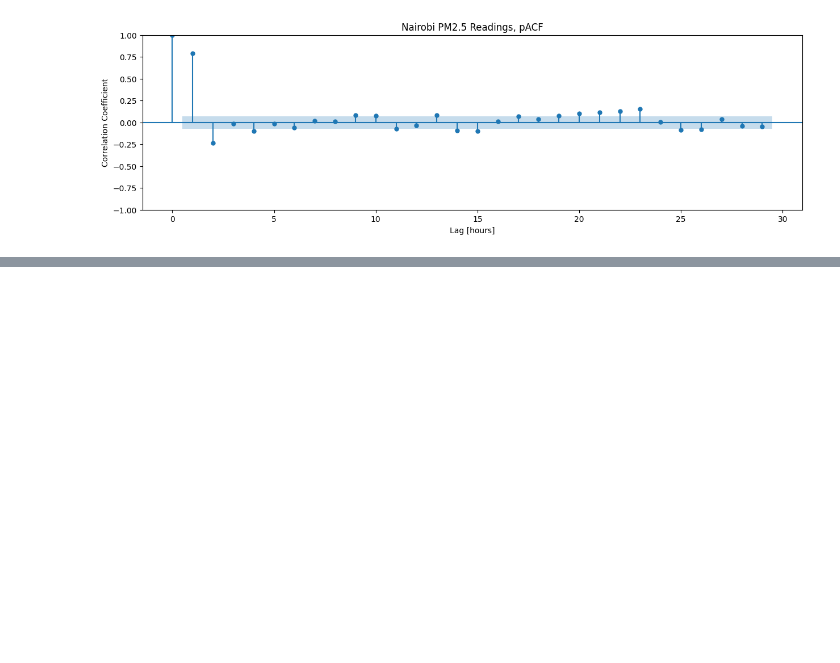
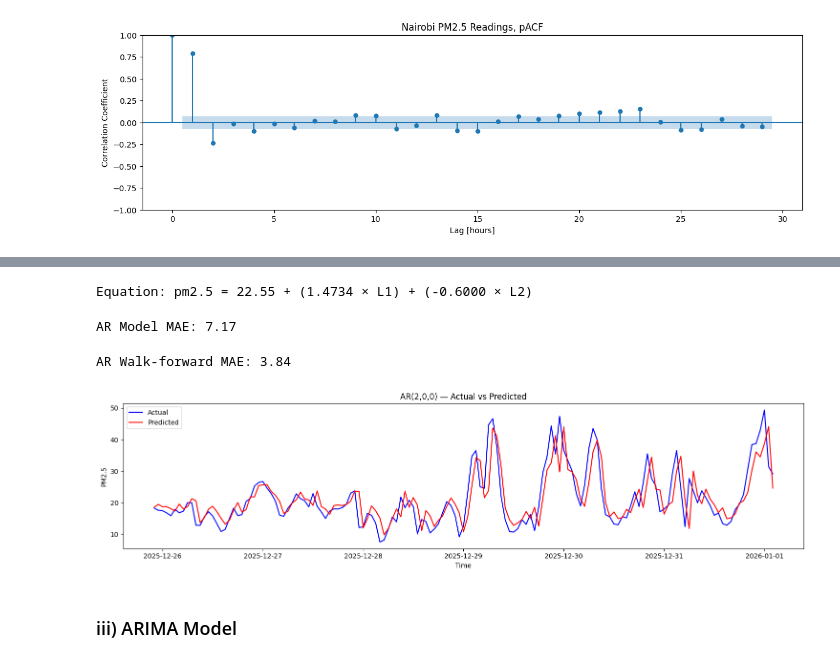
Before and after one commit to byronmorara59-prog/Machine-Learning-2-Capstone-Project, a Jupyter notebook: main.ipynb, the cells around one changed output, grey strips where cells are left out. Saved outputs shown, nothing was run; the diff lists cells and outputs as text; code cells hidden in the pictures; blank space fills up the shorter version.

```diff
--- a/main.ipynb
+++ b/main.ipynb
@@ -216,0 +244,10 @@ plt.title("Nairobi PM2.5 Readings, pACF");
+# %%
+#The feature matrix and target vector
+target = "pm2.5"
+X = df[["pm2.5_L1"]]
+y = df[target]
+# %%
+cutoff = int(len(X) * 0.8)
+
+X_train, y_train = X.iloc[:cutoff], y.iloc[:cutoff]
+X_test, y_test = X.iloc[cutoff:], y.iloc[cutoff:]
@@ -216,0 +272,4 @@ plt.title("Nairobi PM2.5 Readings, pACF");
+# %%
+#Build and train model
+lr_model = LinearRegression()
+lr_model.fit(X_train, y_train)
@@ -216,0 +338,39 @@ plt.title("Nairobi PM2.5 Readings, pACF");
+# %%
+print(f"Equation: pm2.5 = {const:.2f} + ({ar_l1:.4f} × L1) + ({ar_l2:.4f} × L2)")
+# %% [output]
+Equation: pm2.5 = 22.55 + (1.4734 × L1) + (-0.6000 × L2)
+# %%
+ar_predictions = ar_result.forecast(steps=len(y_test))
+mae_ar = mean_absolute_error(y_test, ar_predictions)
+print("AR Model MAE:", round(mae_ar, 2))
+# %% [output]
+AR Model MAE: 7.17
+# %%
+ar_predictions_wfv = []
+history = list(y_train)
+
+for i in range(len(y_test)):
+    model = ARIMA(history, order=(2,0,0))
+    result = model.fit()
+    pred = result.forecast(steps=1)[0]
+    ar_predictions_wfv.append(pred)
+    history.append(y_test.iloc[i])
+
+mae_ar_wfv = mean_absolute_error(y_test, ar_predictions_wfv)
+print("AR Walk-forward MAE:", round(mae_ar_wfv, 2))
+# %% [output]
+AR Walk-forward MAE: 3.84
+# %%
+fig, ax = plt.subplots(figsize=(15, 4))
+ax.plot(y_test.index, y_test, label="Actual", color="blue")
+ax.plot(y_test.index, ar_predictions_wfv, label="Predicted", color="red")
+ax.set_xlabel("Time")
+ax.set_ylabel("PM2.5")
+ax.set_title("AR(2,0,0) — Actual vs Predicted")
+ax.legend()
+plt.tight_layout()
+plt.show();
+# %% [output]
+[figure, added]
+# %% [markdown]
+### iii) ARIMA Model
```
Also changed, not shown: parts of 31 cells of this notebook, 5 other files.
